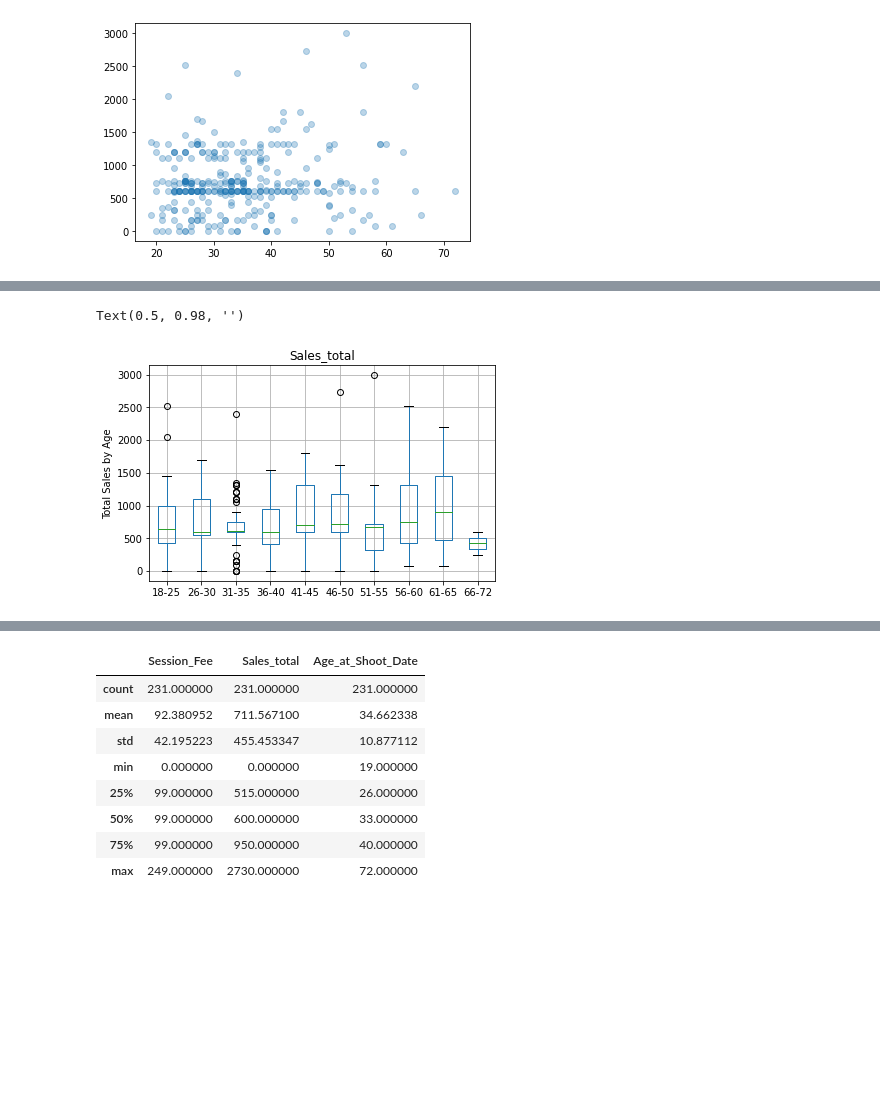
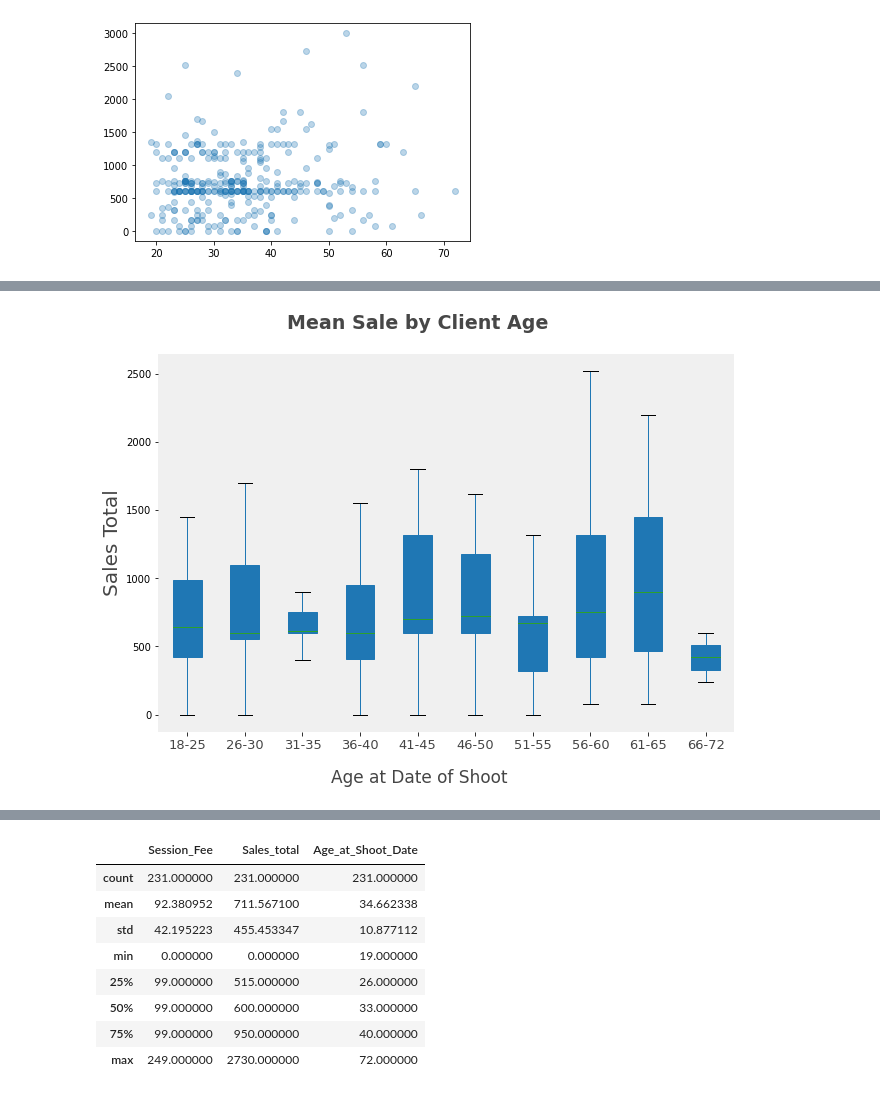
Before and after one commit to ilEnzio/Sexy_In_The_City, a Jupyter notebook: Photography_Dataset_Submission.ipynb, the cells around one changed output, grey strips where cells are left out. Saved outputs shown, nothing was run; the diff lists cells and outputs as text; code cells hidden in the pictures; blank space fills up the shorter version.

```diff
--- a/Photography_Dataset_Submission.ipynb
+++ b/Photography_Dataset_Submission.ipynb
@@ -1066,9 +1120,0 @@ plt.show()
-# %%
-# consistent result across Age Ranges but I need
-ax = dnd_sales_df.boxplot(by="Age_Range", column="Sales_total")
-ax.set_xlabel('')
-ax.set_ylabel("Total Sales by Age")
-plt.suptitle("")
-# %% [output]
-Text(0.5, 0.98, '')
-[figure, removed]
@@ -1075,3 +1144,59 @@ Text(0.5, 0.98, '')
+# %%
+# consistent result across Age Ranges but I need
+
+
+
+ax = dnd_sales_df.boxplot(by="Age_Range", column="Sales_total", figsize=(10,7),
+                          showfliers=False, patch_artist=True,
+                          boxprops=dict(facecolor="#b36969", color="#b36969"))
+
+# patch.set_facecolor("#b36969")
+
+# Set bg
+
+fig.set_facecolor("#F0F0F0")
+
+# set graph background
+
+ax.set_facecolor("#F0F0F0")
+
+
+# set axis labls
+
+
+ax.set_ylabel("Sales Total", fontsize=20, color= "#454545")
+ax.set_xlabel("", fontsize=17, color= "#454545")
+
+
+
+age_labels = dnd_sales_df["Age_Range"].value_counts(sort=False).index
+
+ax.set_xticklabels(labels= age_labels, fontsize=13, color= "#454545")
+
+
+# remove grid lines
+ax.grid(False)
+
+grph_title = "Mean Sale by Client Age"
+ax.set_title(grph_title, fontsize=19, fontweight = "bold", x =.45, y=1.05,
+             color="#474747" )
+
+# Subtitle
+subtitle_ = 'Age at Date of Shoot'
+ax.text(s= subtitle_, fontsize = 17, x=3.5, y= -500,
+        color="#454545")
+
+# #remove spines
+ax.spines['left'].set_visible(False)
+ax.spines['top'].set_visible(False)
+ax.spines['right'].set_visible(False)
+ax.spines['bottom'].set_visible(False)
+
+plt.suptitle("")
+plt.savefig('boxplot_age_range_v_sales.png')
+plt.show()
+# %% [output]
+[figure, added]
 # %%
 # so I could take the mean sale, with an error bar to show there isn't much
 # difference .
```
Also changed, not shown: parts of 38 cells of this notebook.
